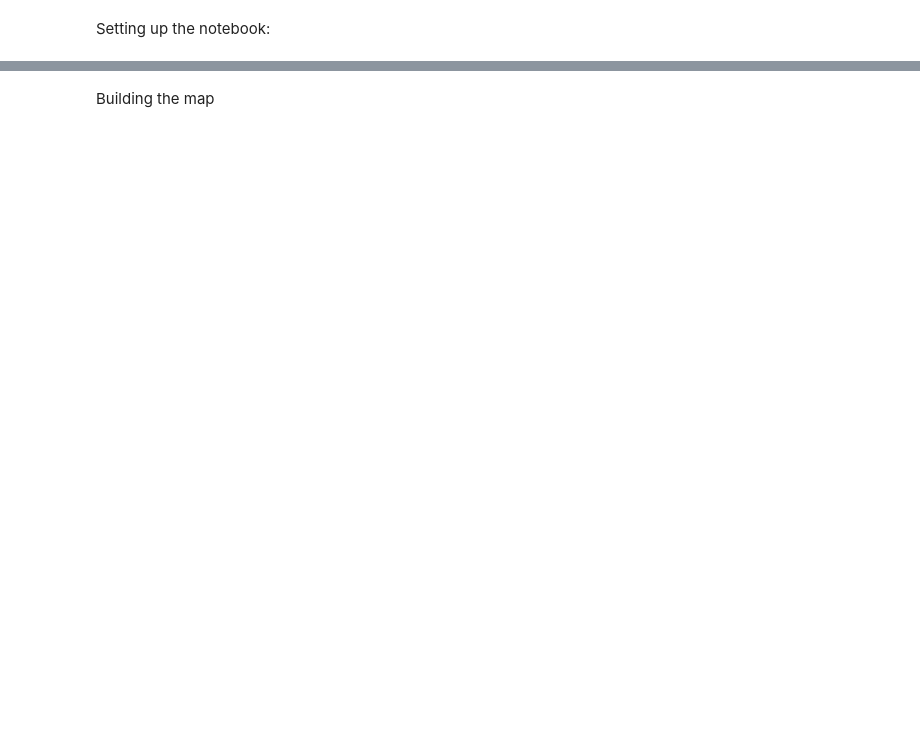
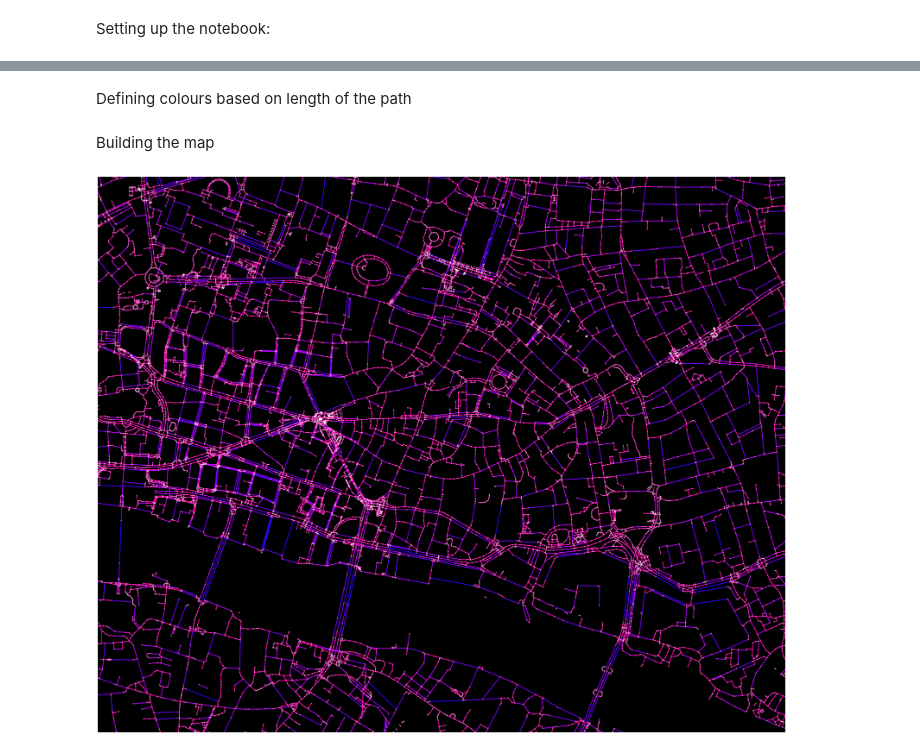
Before and after one commit to VikkiWalls/30-Day-Map-Challenge-2023, a Jupyter notebook: Code/Day 2.ipynb, the cells around one changed output, grey strips where cells are left out. Saved outputs shown, nothing was run; the diff lists cells and outputs as text; code cells hidden in the pictures; blank space fills up the shorter version.

```diff
--- a/Code/Day 2.ipynb
+++ b/Code/Day 2.ipynb
@@ -23 +14,4 @@ os.chdir("c:\\Users\\vicks\\OneDrive\\Data Science (not uni)\\Portfolio\\30 Day
+# %%
+Walk = ox.graph_from_bbox(51.5206,51.5040,-0.0996,-0.0666,retain_all=True, truncate_by_edge=True,
+                        simplify=False, network_type='walk')
 # %% [markdown]
@@ -29,2 +19,33 @@ px.set_mapbox_access_token(open('mapboxtoken.txt').read())
+# %%
+u = []
+v = []
+key = []
+data = []
+for uu, vv, kkey, ddata in Walk.edges(keys=True, data=True):
+    u.append(uu)
+    v.append(vv)
+    key.append(kkey)
+    data.append(ddata)
+# %% [markdown]
+Defining colours based on length of the path
+# %%
+# List to store colors
+laneColors = []
+
+# The length is in meters
+for item in data:
+    if "length" in item.keys():
+        if item["length"] <= 25:
+            color = "#ff00ae"
+        elif item["length"] > 25 and item["length"] <= 50:
+            color = "#b300ff"
+        elif item["length"] > 50 and item["length"] <= 100:
+            color = "#6f00ff"
+        elif item["length"] > 100 and item["length"] <= 150:
+            color = "#3300ff"
+        else:
+            color = "#3300ff"
+
+    laneColors.append(color)
 # %% [markdown]
 Building the map
@@ -80,0 +52,14 @@ fig.show()
+# %%
+fig, ax = ox.plot_graph(Walk,
+                        node_size=25, node_alpha=0.4,
+                        # node_color="#3600FF",
+                        bbox = (51.5206,51.5040,-0.0666,-0.0996),
+                        dpi = 500,
+                        bgcolor = "#000000",
+                        figsize=(50,50),
+                        save = False,
+                        edge_color=laneColors,
+                        edge_linewidth=3,
+                        edge_alpha=1)
+# %% [output]
+[figure, added]
```
Also changed, not shown: parts of 12 cells of this notebook, 5 other files.
